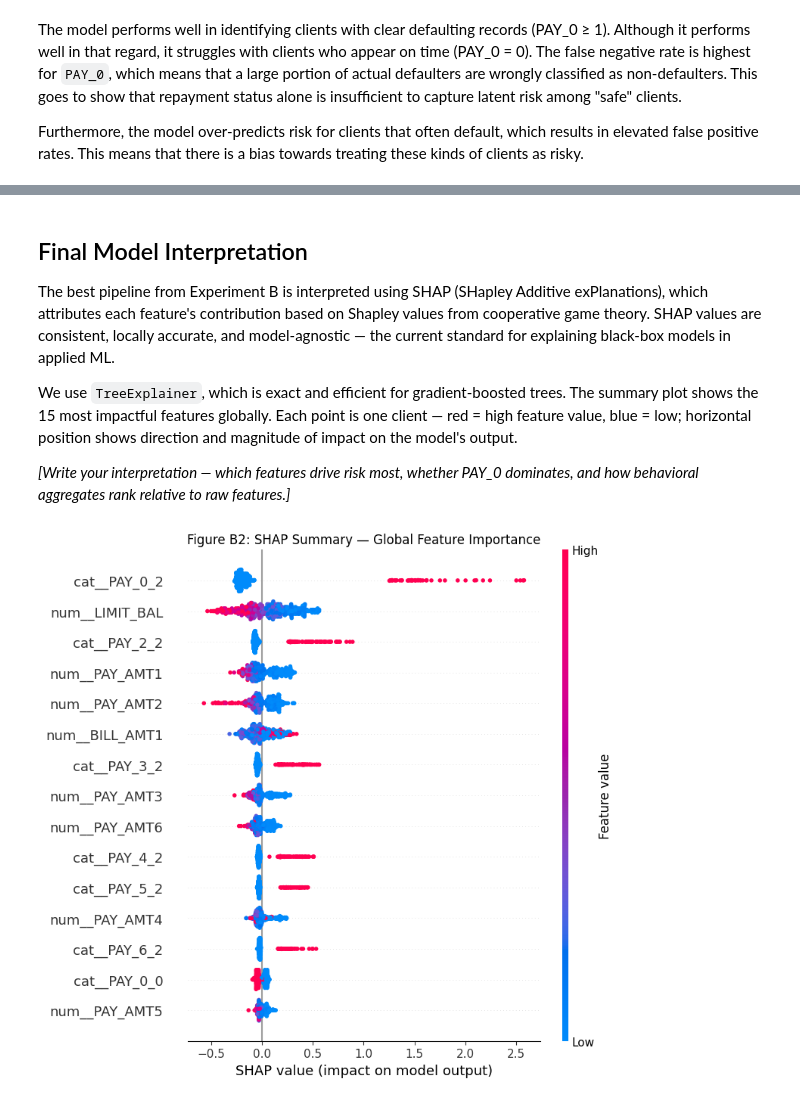
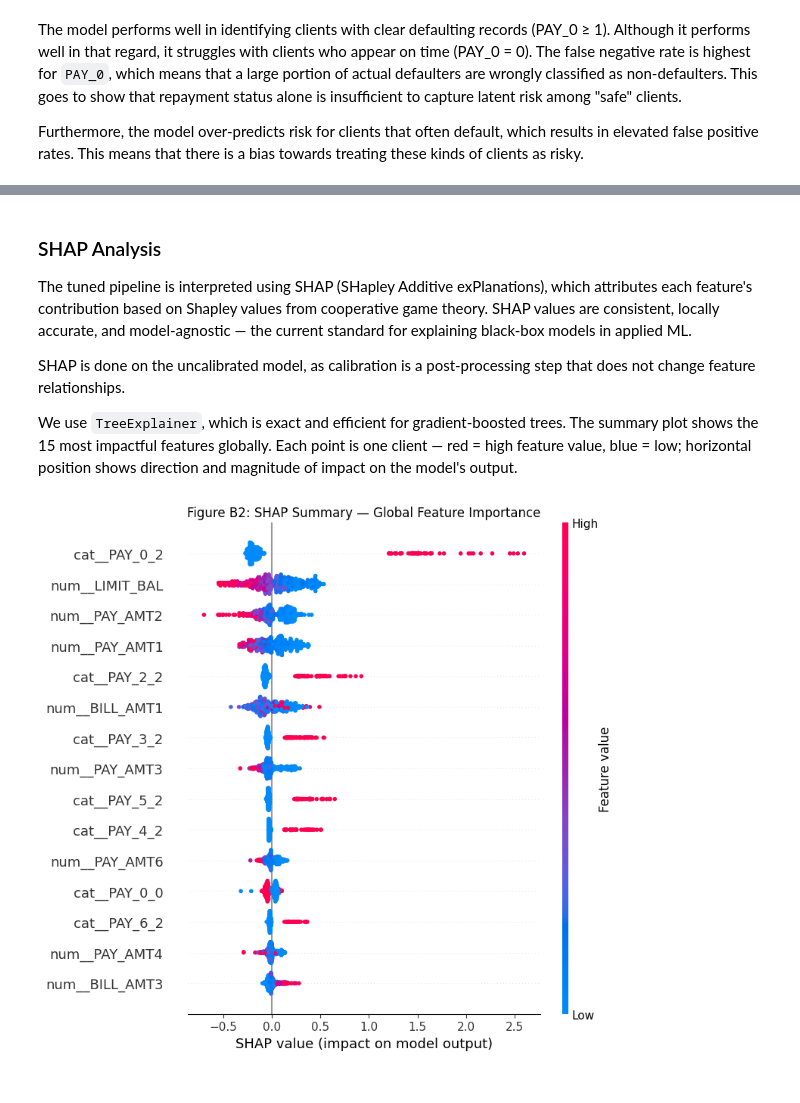
Before and after one commit to kelliekaw/credit-risk-prediction, a Jupyter notebook: credit_risk_prediction.ipynb, the cells around one changed output, grey strips where cells are left out. Cells and saved outputs as stored; diff of their text form; code cells hidden in the pictures.

Commit message:
feat: add interpretations, comparisons, evaluation

```diff
--- a/credit_risk_prediction.ipynb
+++ b/credit_risk_prediction.ipynb
@@ -795,0 +818,13 @@ Among repayment history, amounts, and demographic feature groups, repayment hist
+# %%
+X_train_eng = add_features(X_train_best)
+X_val_eng = add_features(X_val_best)
+X_test_eng = add_features(X_test_best)
+
+best_features = [
+    f for f in FEATURE_SETS[BEST_FEATURE_SET]
+    if f in X_train_eng.columns
+]
+
+X_train_final = X_train_eng[best_features]
+X_val_final = X_val_eng[best_features]
+X_test_final = X_test_eng[best_features]
@@ -795,0 +833,7 @@ Among repayment history, amounts, and demographic feature groups, repayment hist
+# %%
+num_cols, cat_cols = get_num_cat_features(best_features)
+hgb = build_hgb_pipeline(cat_cols, num_cols)
+
+hgb.fit(X_train_final, y_train)
+
+eval = evaluate_pipeline(hgb, X_train_final, y_train, label="Base HGB")
@@ -929,10 +959,4 @@ HistGradientBoosting is the best-performing model on the best feature set from E
 # %%
-best_features = [
-    f for f in FEATURE_SETS[BEST_FEATURE_SET]
-    if f in X_tv_eng.columns
-]
-X_tune = X_tv_eng[best_features]
-
 if "V3" in BEST_PAY_VARIANT:
     cat_cols_tune = [col for col in DEFAULT_CAT_COLS + pay_cols if col in best_features]
     num_cols_tune = [col for col in best_features if col not in cat_cols_tune]
@@ -962,7 +986,7 @@ search = RandomizedSearchCV(
     return_train_score=False
 )
 
-search.fit(X_tune, y_trainval)
+search.fit(X_train_final, y_train)
 
 print(f"\nBest PR-AUC (CV): {search.best_score_:.4f}")
 print("Best parameters:")
@@ -1176,50 +1230,44 @@ ROC-AUC    (calibrated): 0.7786
 # %% [markdown]
-## Final Model Interpretation
+### SHAP Analysis
 
-The best pipeline from Experiment B is interpreted using SHAP (SHapley
+The tuned pipeline is interpreted using SHAP (SHapley
 Additive exPlanations), which attributes each feature's contribution based on
 Shapley values from cooperative game theory. SHAP values are consistent,
 locally accurate, and model-agnostic — the current standard for explaining
 black-box models in applied ML.
 
+SHAP is done on the uncalibrated model, as calibration is a post-processing step that does not change feature relationships.
+
 We use `TreeExplainer`, which is exact and efficient for gradient-boosted
 trees. The summary plot shows the 15 most impactful features globally. Each
 point is one client — red = high feature value, blue = low; horizontal
 position shows direction and magnitude of impact on the model's output.
-
-*[Write your interpretation — which features drive risk most, whether PAY_0
-dominates, and how behavioral aggregates rank relative to raw features.]*
 # %%
-# Use the tuned best pipeline, not the calibrated wrapper
 hgb_clf = best_pipeline.named_steps["classifier"]
 pre_step = best_pipeline.named_steps["preprocessor"]
 
-# Use the same final feature set used in tuning
-X_shap = X_tune.copy()
+X_shap = X_train_best.copy()
 
-# Optional: use only a sample for speed and readability
 X_shap_sample = X_shap.iloc[:500].copy()
 
-# Transform features the same way the model sees them
 X_transformed = pre_step.transform(X_shap_sample)
 feature_names = pre_step.get_feature_names_out()
 
-# SHAP explanation for tree-based model
 explainer = shap.TreeExplainer(hgb_clf)
 shap_values = explainer.shap_values(X_transformed)
 
 # Summary plot
 shap.summary_plot(
     shap_values,
     X_transformed,
     feature_names=feature_names,
     max_display=15,
     show=False
 )
 
 plt.title("Figure B2: SHAP Summary — Global Feature Importance")
 plt.tight_layout()
 plt.savefig("fig_B2_shap_summary.png", dpi=150, bbox_inches="tight")
 plt.show()
 # %% [output]
-[figure, old version]
+[figure, new version]
```
Also changed, not shown: parts of 38 cells of this notebook, 4 other files.
